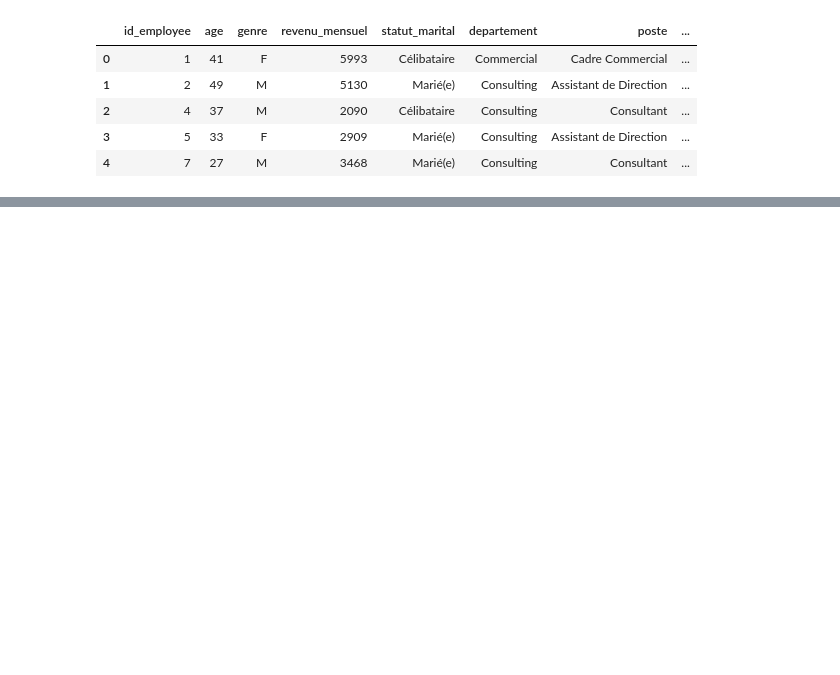
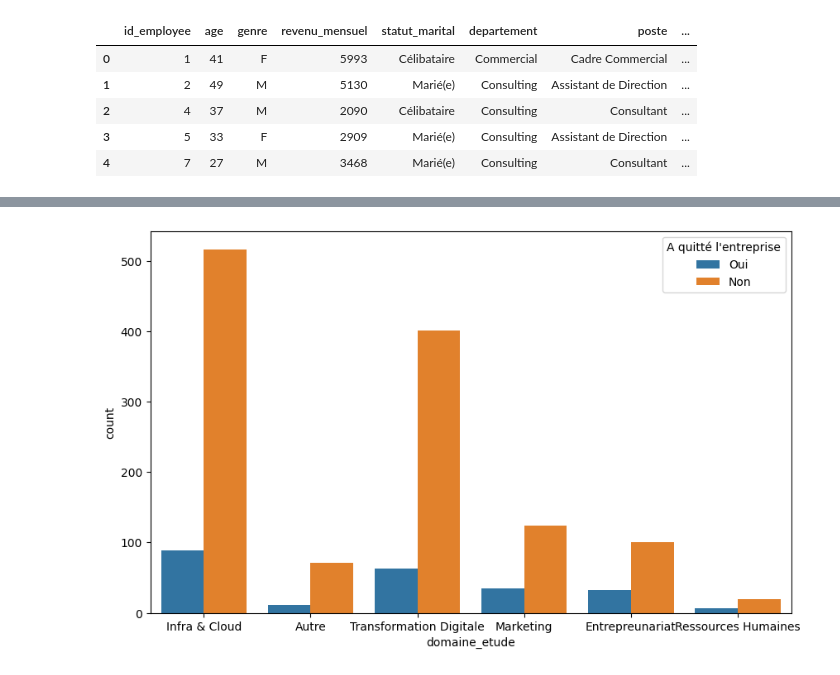
Before and after one commit to Soct/formation_OC, a Jupyter notebook: projet_4/test.ipynb, the cells around one changed output, grey strips where cells are left out. Cells and saved outputs as stored; diff of their text form; code cells hidden in the pictures; blank space fills up the shorter version.

```diff
--- a/projet_4/test.ipynb
+++ b/projet_4/test.ipynb
@@ -62,0 +110,6 @@ df_merge.head()
+# %%
+plt.figure(figsize=(10, 6))
+ax = sns.countplot(x='domaine_etude', hue='a_quitte_l_entreprise', data=df_merge)
+ax.legend_.set_title("A quitté l'entreprise")
+# %% [output]
+[figure, added]
```
Also changed, not shown: parts of 20 cells of this notebook, 2 other files.
